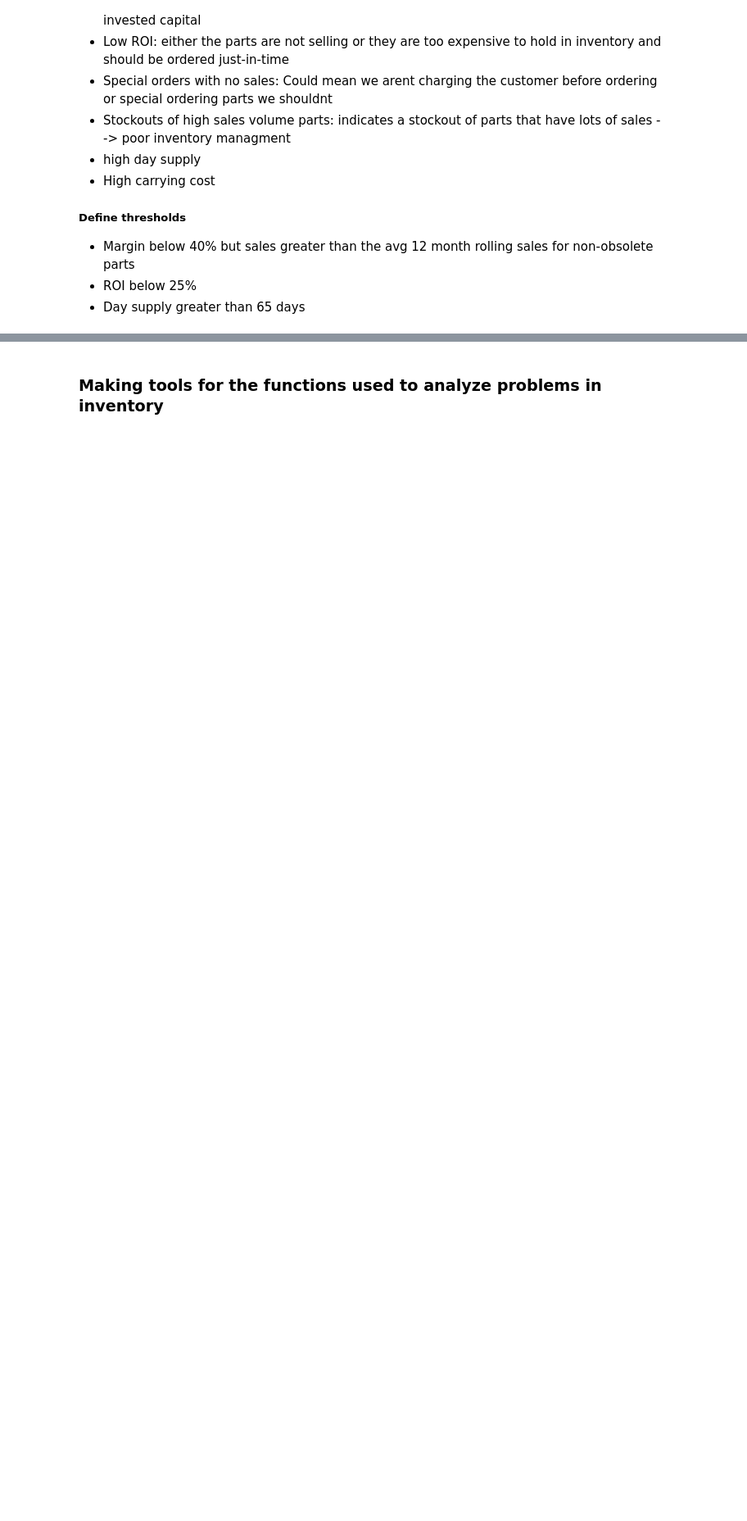
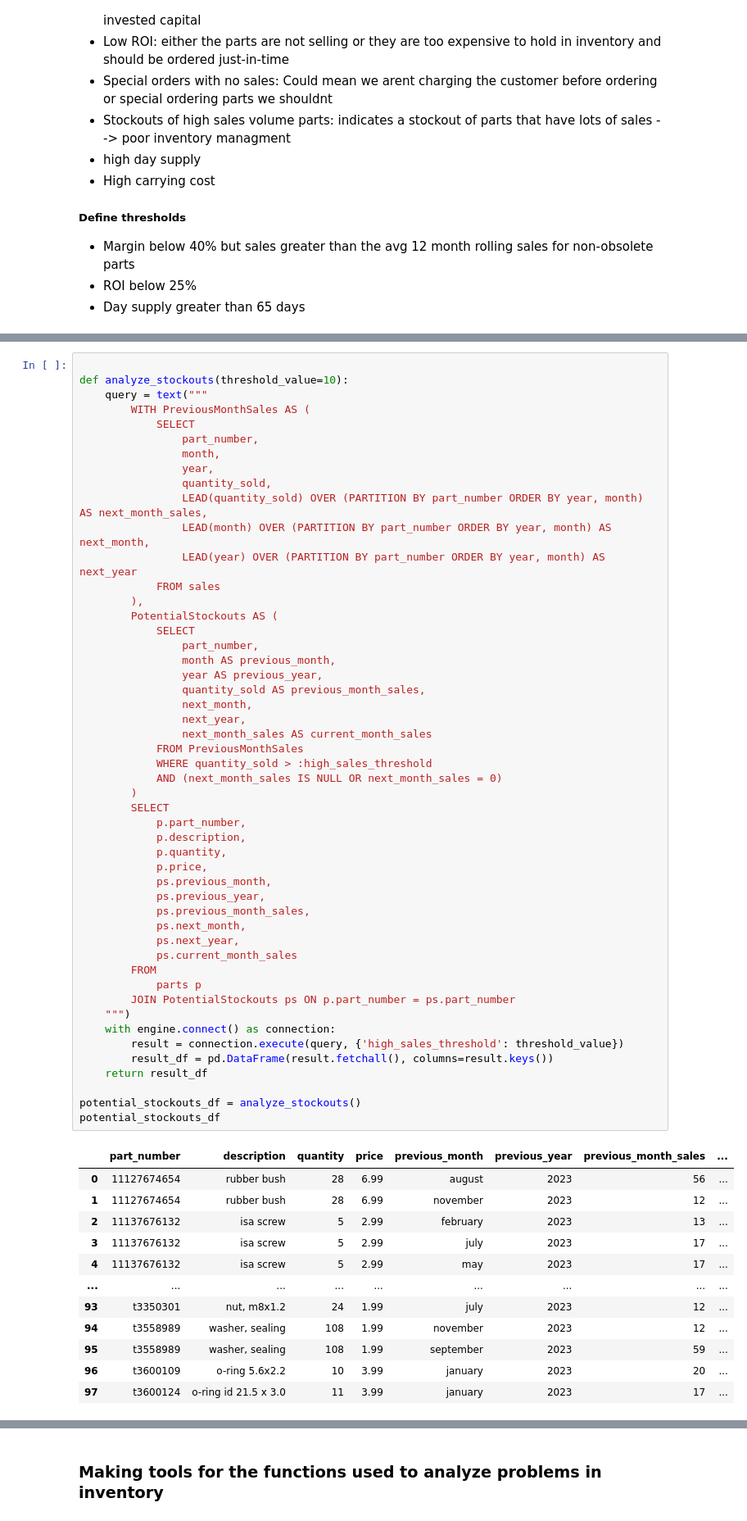
Before and after one commit to skyler22wilson/co-pilot-v1, a Jupyter notebook: Notebooks/LLM_agent.ipynb, the cells around one changed output, grey strips where cells are left out. Shown at 82% size. Saved outputs shown, nothing was run; the diff lists cells and outputs as text; blank space fills up the shorter version.

```diff
--- a/Notebooks/LLM_agent.ipynb
+++ b/Notebooks/LLM_agent.ipynb
@@ -448,0 +522,63 @@ date_tool = FunctionTool.from_defaults(fn=get_current_year_month, name="date")
+# %%
+
+def analyze_stockouts(threshold_value=10):
+    query = text("""
+        WITH PreviousMonthSales AS (
+            SELECT
+                part_number,
+                month,
+                year,
+                quantity_sold,
+                LEAD(quantity_sold) OVER (PARTITION BY part_number ORDER BY year, month) AS next_month_sales,
+                LEAD(month) OVER (PARTITION BY part_number ORDER BY year, month) AS next_month,
+                LEAD(year) OVER (PARTITION BY part_number ORDER BY year, month) AS next_year
+            FROM sales
+        ),
+        PotentialStockouts AS (
+            SELECT
+                part_number,
+                month AS previous_month,
+                year AS previous_year,
+                quantity_sold AS previous_month_sales,
+                next_month,
+                next_year,
+                next_month_sales AS current_month_sales
+            FROM PreviousMonthSales
+            WHERE quantity_sold > :high_sales_threshold
+            AND (next_month_sales IS NULL OR next_month_sales = 0)
+        )
+        SELECT
+            p.part_number,
+            p.description,
+            p.quantity,
+            p.price,
+            ps.previous_month,
+            ps.previous_year,
+            ps.previous_month_sales,
+            ps.next_month,
+            ps.next_year,
+            ps.current_month_sales
+        FROM
+            parts p
+        JOIN PotentialStockouts ps ON p.part_number = ps.part_number
+    """)
+    with engine.connect() as connection:
+        result = connection.execute(query, {'high_sales_threshold': threshold_value})
+        result_df = pd.DataFrame(result.fetchall(), columns=result.keys())
+    return result_df
+
+potential_stockouts_df = analyze_stockouts()
+potential_stockouts_df
+# %% [output]
+|  | part_number | description | quantity | price | previous_month | previous_year | previous_month_sales | ... |
+| 0 | 11127674654 | rubber bush | 28 | 6.99 | august | 2023 | 56 | ... |
+| 1 | 11127674654 | rubber bush | 28 | 6.99 | november | 2023 | 12 | ... |
+| 2 | 11137676132 | isa screw | 5 | 2.99 | february | 2023 | 13 | ... |
+| 3 | 11137676132 | isa screw | 5 | 2.99 | july | 2023 | 17 | ... |
+| 4 | 11137676132 | isa screw | 5 | 2.99 | may | 2023 | 17 | ... |
+| ... | ... | ... | ... | ... | ... | ... | ... | ... |
+| 93 | t3350301 | nut, m8x1.2 | 24 | 1.99 | july | 2023 | 12 | ... |
+| 94 | t3558989 | washer, sealing | 108 | 1.99 | november | 2023 | 12 | ... |
+| 95 | t3558989 | washer, sealing | 108 | 1.99 | september | 2023 | 59 | ... |
+| 96 | t3600109 | o-ring 5.6x2.2 | 10 | 3.99 | january | 2023 | 20 | ... |
+| 97 | t3600124 | o-ring id 21.5 x 3.0 | 11 | 3.99 | january | 2023 | 17 | ... |
```
Also changed, not shown: parts of 17 cells of this notebook.
